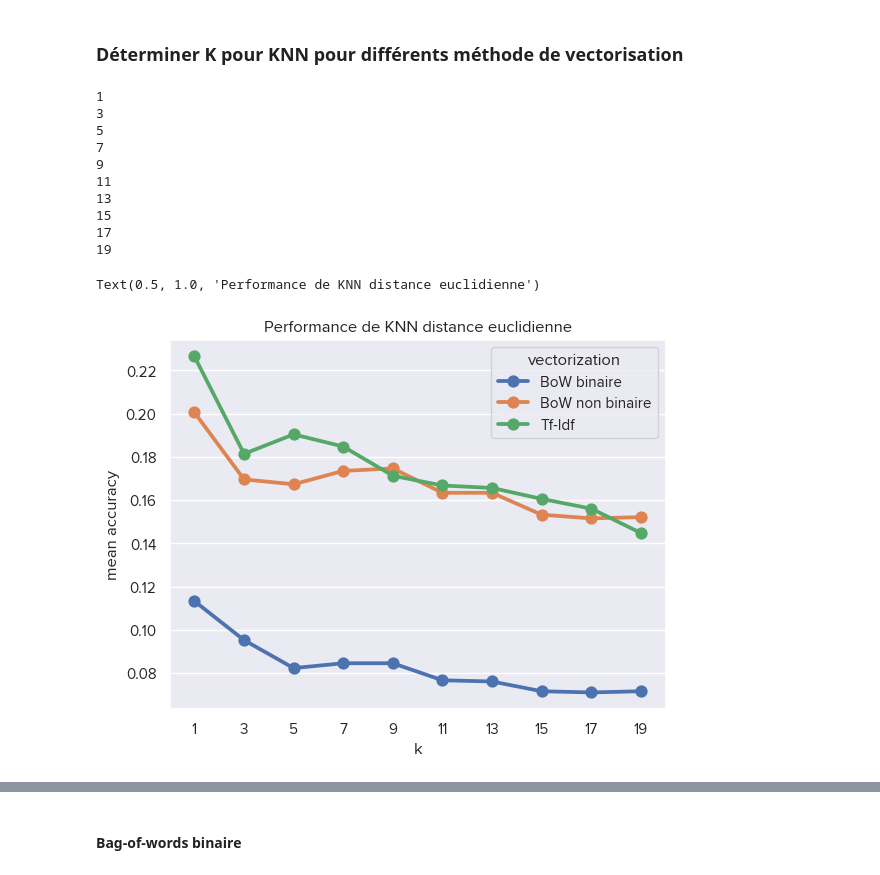
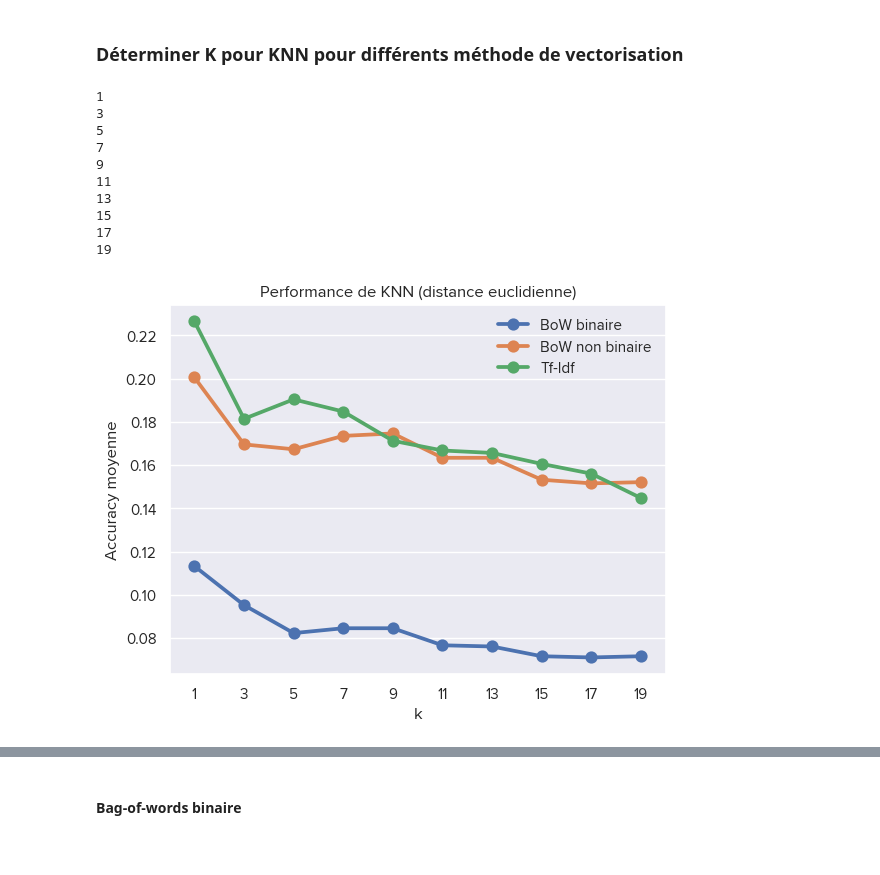
Before and after one commit to BshKatrin/SDD-miniprojet, a Jupyter notebook: miniprojet/supervised_no_sw.ipynb, the cells around one changed output, grey strips where cells are left out. Drawn from its saved outputs; the diff is of its cells as text; code cells hidden in the pictures.

```diff
--- a/miniprojet/supervised_no_sw.ipynb
+++ b/miniprojet/supervised_no_sw.ipynb
@@ -113,35 +113,35 @@ for k in k_values:
     np.random.seed(1)
     classifier_knn = classif.ClassifierKNN_MC(news_desc.shape[1], k=k, C=n_classes, dist_type="euclidean")
 
     (_, mean_bow_bin, _) = ev.validation_croisee(classifier_knn, (news_desc_bow_bin, news_labels), 5, False, False)
     (_, mean_bow_freq, _) = ev.validation_croisee(classifier_knn, (news_desc_bow_freq, news_labels), 5, False, False)
     (_, mean_tfidf, _) = ev.validation_croisee(classifier_knn, (news_desc_tfidf, news_labels), 5, False, False)
 
     means.append([mean_bow_bin, mean_bow_freq, mean_tfidf])
 
 data=pd.DataFrame(data={"k":k_values, "mean accuracy":means})
 data[['BoW binaire', 'BoW non binaire', "Tf-Idf"]] = pd.DataFrame(data["mean accuracy"].to_list(),
                                                                   columns=['BoW binaire', 'BoW non binaire', "Tf-Idf"],
                                                                   index = data.index)
 data = data.drop(columns="mean accuracy")
 data = data.melt(id_vars="k", value_vars=['BoW binaire', 'BoW non binaire', "Tf-Idf"], var_name="vectorisation", value_name="Accuracy moyenne")
 
 ax = sns.pointplot(data, x="k", y="Accuracy moyenne", hue="vectorisation")
+ax.legend(frameon=False)
 ax.set_title("Performance de KNN (distance euclidienne)")
 plt.savefig("images/no_sw/knn_euclidean", dpi=150, bbox_inches="tight")
 # %% [output]
 1
 3
 5
 7
 9
 11
 13
 15
 17
 19
-Text(0.5, 1.0, 'Performance de KNN distance euclidienne')
-[figure, old version]
+[figure, new version]
 # %%
 k_values, means = np.arange(1, 21, 2), []
 
```
Also changed, not shown: parts of 14 cells of this notebook, 5 other files.
